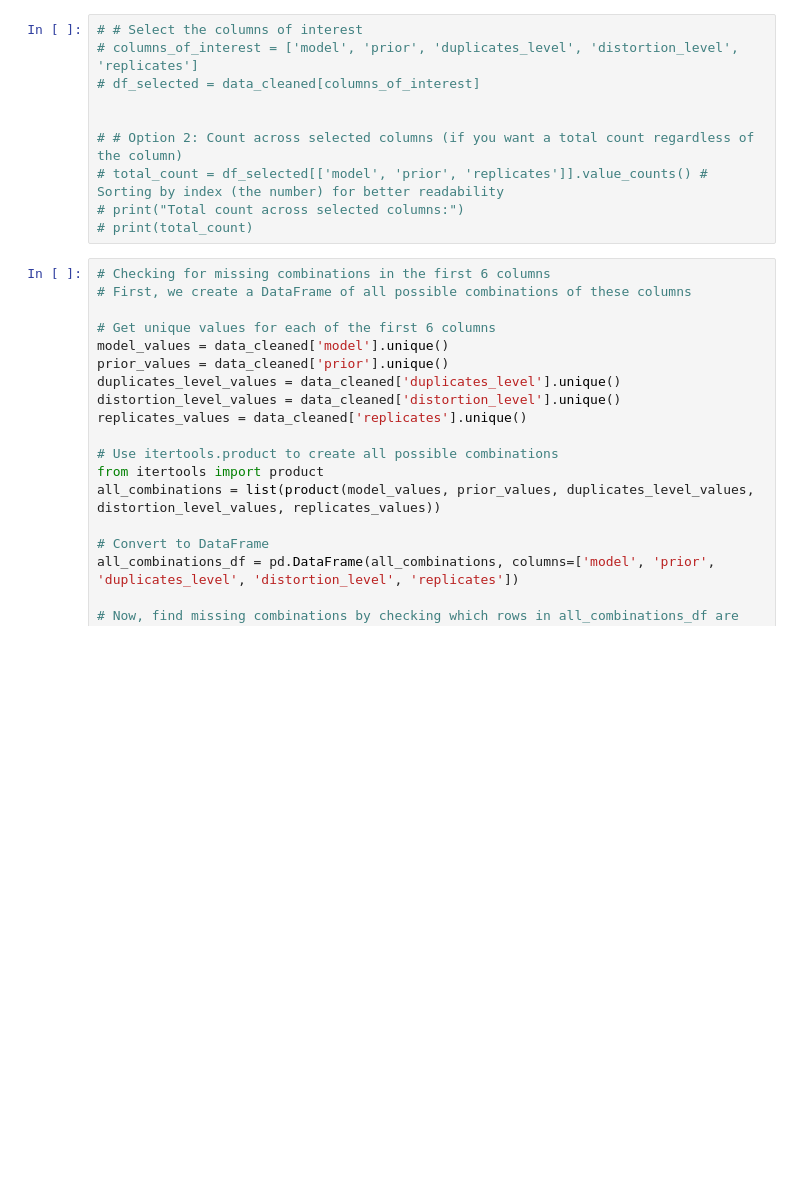
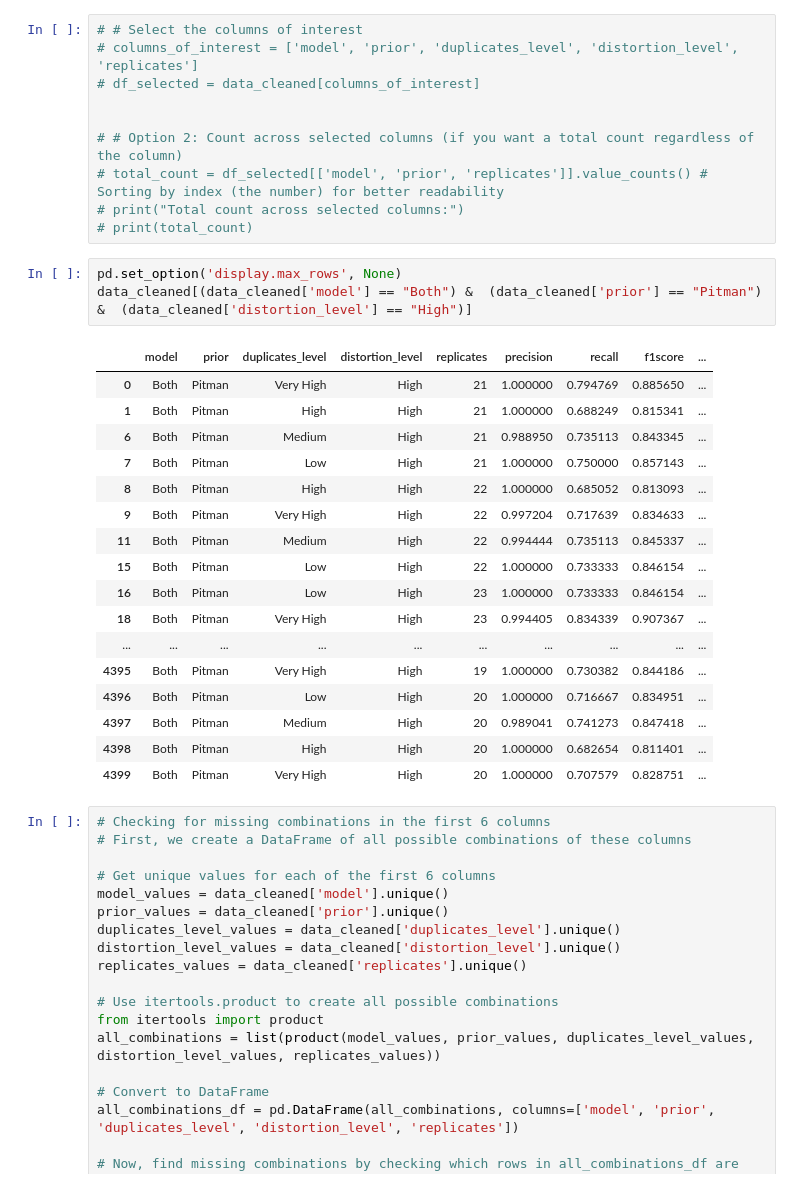
Before and after one commit to Emily0630/exchanger_data_collector, a Jupyter notebook: clean_data.ipynb, the cells around one changed output. Drawn from its saved outputs; the diff is of its cells as text; blank space fills up the shorter version.

```diff
--- a/clean_data.ipynb
+++ b/clean_data.ipynb
@@ -226,6 +226,27 @@ data_cleaned.to_csv("clean_data50.csv")
 # total_count = df_selected[['model', 'prior', 'replicates']].value_counts() # Sorting by index (the number) for better readability
 # print("Total count across selected columns:")
 # print(total_count)
+# %%
+pd.set_option('display.max_rows', None)
+data_cleaned[(data_cleaned['model'] == "Both") &  (data_cleaned['prior'] == "Pitman") &  (data_cleaned['distortion_level'] == "High")]
+# %% [output]
+|  | model | prior | duplicates_level | distortion_level | replicates | precision | recall | f1score | ... |
+| 0 | Both | Pitman | Very High | High | 21 | 1.000000 | 0.794769 | 0.885650 | ... |
+| 1 | Both | Pitman | High | High | 21 | 1.000000 | 0.688249 | 0.815341 | ... |
+| 6 | Both | Pitman | Medium | High | 21 | 0.988950 | 0.735113 | 0.843345 | ... |
+| 7 | Both | Pitman | Low | High | 21 | 1.000000 | 0.750000 | 0.857143 | ... |
+| 8 | Both | Pitman | High | High | 22 | 1.000000 | 0.685052 | 0.813093 | ... |
+| 9 | Both | Pitman | Very High | High | 22 | 0.997204 | 0.717639 | 0.834633 | ... |
+| 11 | Both | Pitman | Medium | High | 22 | 0.994444 | 0.735113 | 0.845337 | ... |
+| 15 | Both | Pitman | Low | High | 22 | 1.000000 | 0.733333 | 0.846154 | ... |
+| 16 | Both | Pitman | Low | High | 23 | 1.000000 | 0.733333 | 0.846154 | ... |
+| 18 | Both | Pitman | Very High | High | 23 | 0.994405 | 0.834339 | 0.907367 | ... |
+| ... | ... | ... | ... | ... | ... | ... | ... | ... | ... |
+| 4395 | Both | Pitman | Very High | High | 19 | 1.000000 | 0.730382 | 0.844186 | ... |
+| 4396 | Both | Pitman | Low | High | 20 | 1.000000 | 0.716667 | 0.834951 | ... |
+| 4397 | Both | Pitman | Medium | High | 20 | 0.989041 | 0.741273 | 0.847418 | ... |
+| 4398 | Both | Pitman | High | High | 20 | 1.000000 | 0.682654 | 0.811401 | ... |
+| 4399 | Both | Pitman | Very High | High | 20 | 1.000000 | 0.707579 | 0.828751 | ... |
 # %%
 # Checking for missing combinations in the first 6 columns
 # First, we create a DataFrame of all possible combinations of these columns
```
Also changed, not shown: parts of 2 cells of this notebook, 5 other files.
